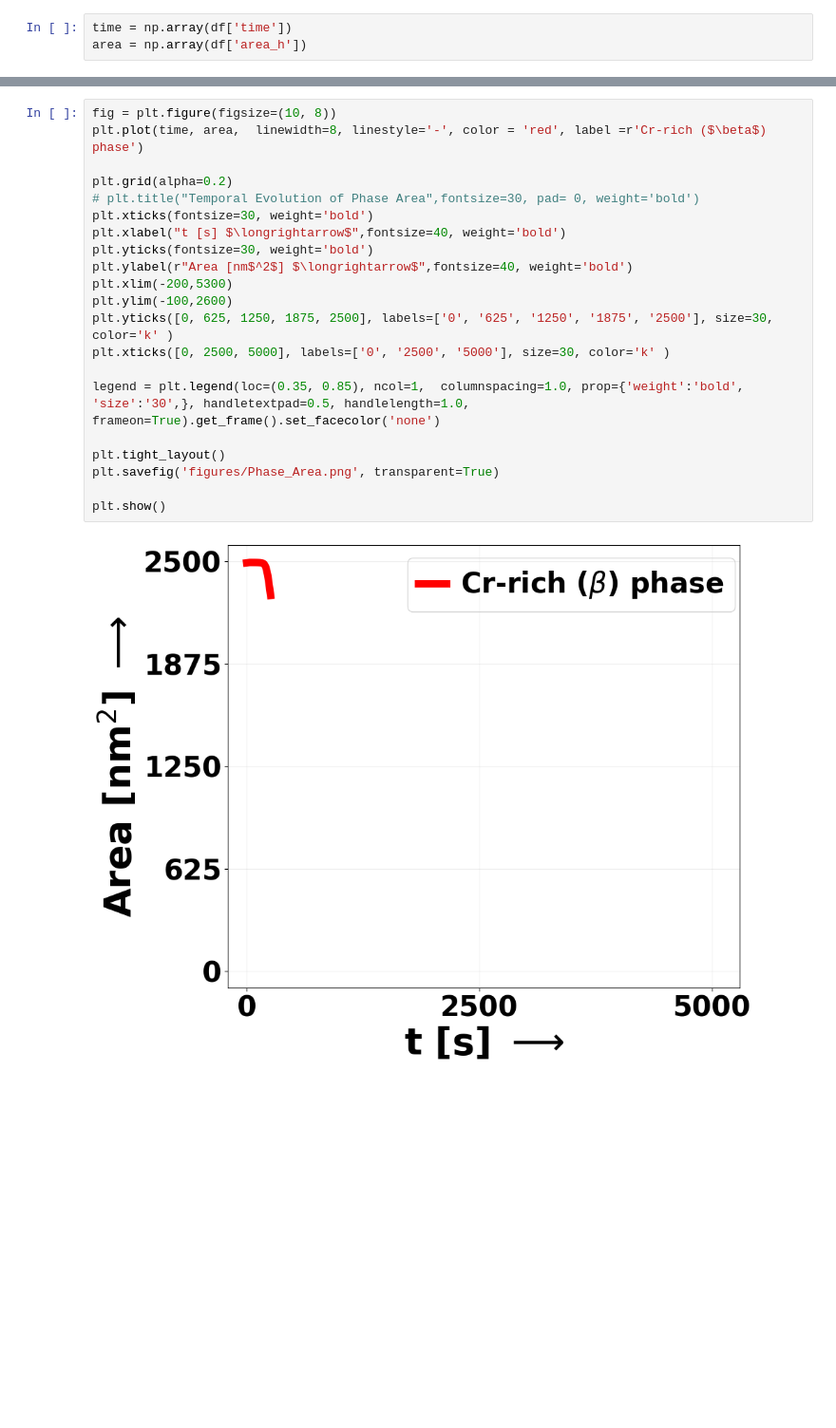
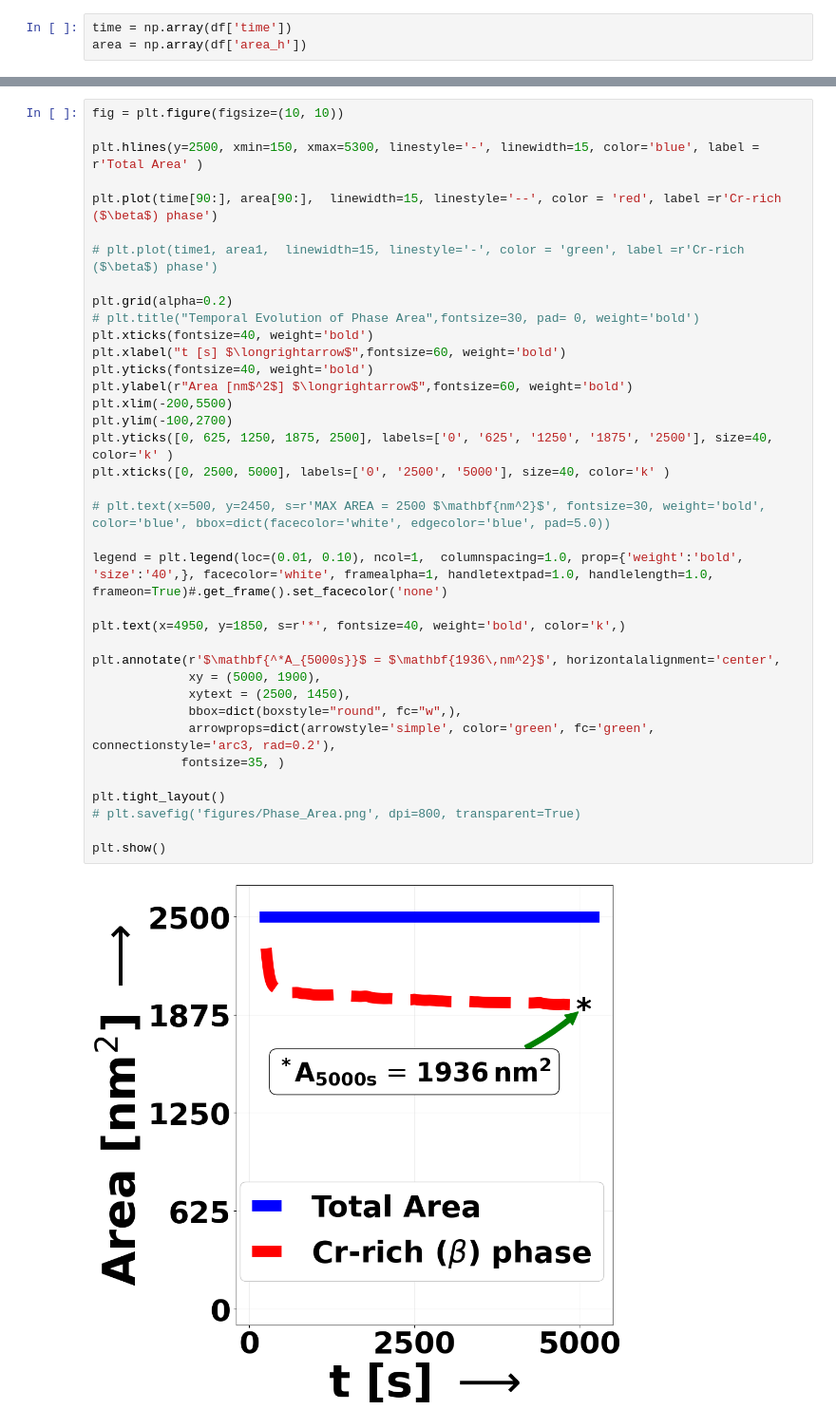
Before and after one commit to subediupadesh/Microstructure_Tensor_ReGen, a Jupyter notebook: Step2_quantification/fig_for_manuscript.ipynb, the cells around one changed output, grey strips where cells are left out. Shown at 95% size. Drawn from its saved outputs; the diff is of its cells as text; blank space fills up the shorter version.

```diff
--- a/Step2_quantification/fig_for_manuscript.ipynb
+++ b/Step2_quantification/fig_for_manuscript.ipynb
@@ -268,23 +298,39 @@ area = np.array(df['area_h'])
 # %%
-fig = plt.figure(figsize=(10, 8))
-plt.plot(time, area,  linewidth=8, linestyle='-', color = 'red', label =r'Cr-rich ($\beta$) phase')
+fig = plt.figure(figsize=(10, 10))
+
+plt.hlines(y=2500, xmin=150, xmax=5300, linestyle='-', linewidth=15, color='blue', label = r'Total Area' )
+
+plt.plot(time[90:], area[90:],  linewidth=15, linestyle='--', color = 'red', label =r'Cr-rich ($\beta$) phase')
+
+# plt.plot(time1, area1,  linewidth=15, linestyle='-', color = 'green', label =r'Cr-rich ($\beta$) phase')
 
 plt.grid(alpha=0.2)
 # plt.title("Temporal Evolution of Phase Area",fontsize=30, pad= 0, weight='bold')
-plt.xticks(fontsize=30, weight='bold')
-plt.xlabel("t [s] $\longrightarrow$",fontsize=40, weight='bold')
-plt.yticks(fontsize=30, weight='bold')
-plt.ylabel(r"Area [nm$^2$] $\longrightarrow$",fontsize=40, weight='bold')
-plt.xlim(-200,5300)
-plt.ylim(-100,2600)
-plt.yticks([0, 625, 1250, 1875, 2500], labels=['0', '625', '1250', '1875', '2500'], size=30, color='k' )
-plt.xticks([0, 2500, 5000], labels=['0', '2500', '5000'], size=30, color='k' )
+plt.xticks(fontsize=40, weight='bold')
+plt.xlabel("t [s] $\longrightarrow$",fontsize=60, weight='bold')
+plt.yticks(fontsize=40, weight='bold')
+plt.ylabel(r"Area [nm$^2$] $\longrightarrow$",fontsize=60, weight='bold')
+plt.xlim(-200,5500)
+plt.ylim(-100,2700)
+plt.yticks([0, 625, 1250, 1875, 2500], labels=['0', '625', '1250', '1875', '2500'], size=40, color='k' )
+plt.xticks([0, 2500, 5000], labels=['0', '2500', '5000'], size=40, color='k' )
 
-legend = plt.legend(loc=(0.35, 0.85), ncol=1,  columnspacing=1.0, prop={'weight':'bold', 'size':'30',}, handletextpad=0.5, handlelength=1.0,   frameon=True).get_frame().set_facecolor('none')
+# plt.text(x=500, y=2450, s=r'MAX AREA = 2500 $\mathbf{nm^2}$', fontsize=30, weight='bold', color='blue', bbox=dict(facecolor='white', edgecolor='blue', pad=5.0))
+
+legend = plt.legend(loc=(0.01, 0.10), ncol=1,  columnspacing=1.0, prop={'weight':'bold', 'size':'40',}, facecolor='white', framealpha=1, handletextpad=1.0, handlelength=1.0,  frameon=True)#.get_frame().set_facecolor('none')
+
+plt.text(x=4950, y=1850, s=r'*', fontsize=40, weight='bold', color='k',)
+
+plt.annotate(r'$\mathbf{^*A_{5000s}}$ = $\mathbf{1936\,nm^2}$', horizontalalignment='center',
+             xy = (5000, 1900),
+             xytext = (2500, 1450),
+             bbox=dict(boxstyle="round", fc="w",),
+             arrowprops=dict(arrowstyle='simple', color='green', fc='green', connectionstyle='arc3, rad=0.2'),
+            fontsize=35, )
 
 plt.tight_layout()
-plt.savefig('figures/Phase_Area.png', transparent=True)
+# plt.savefig('figures/Phase_Area.png', dpi=800, transparent=True)
 
 plt.show()
 # %% [output]
-[figure, old version]
+[figure, new version]
```
Also changed, not shown: parts of 11 cells of this notebook, 5 other files.
